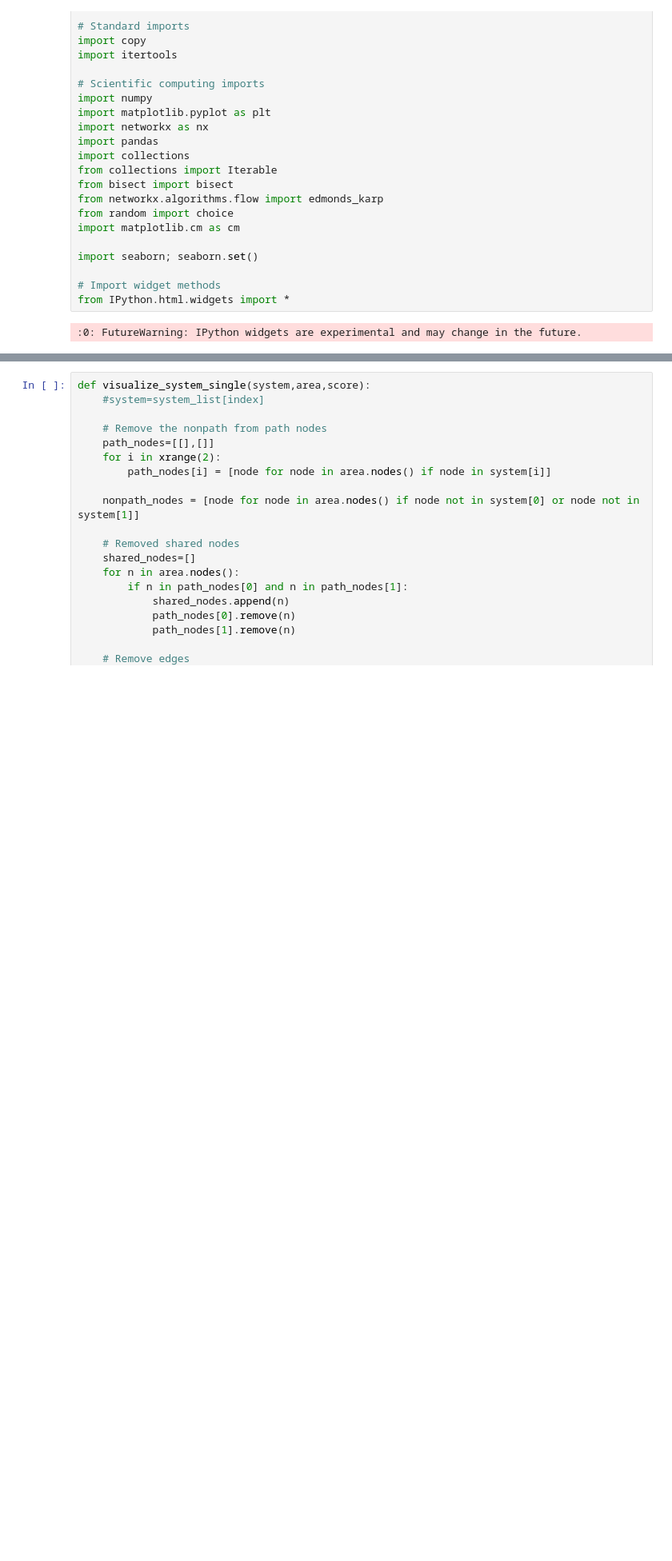
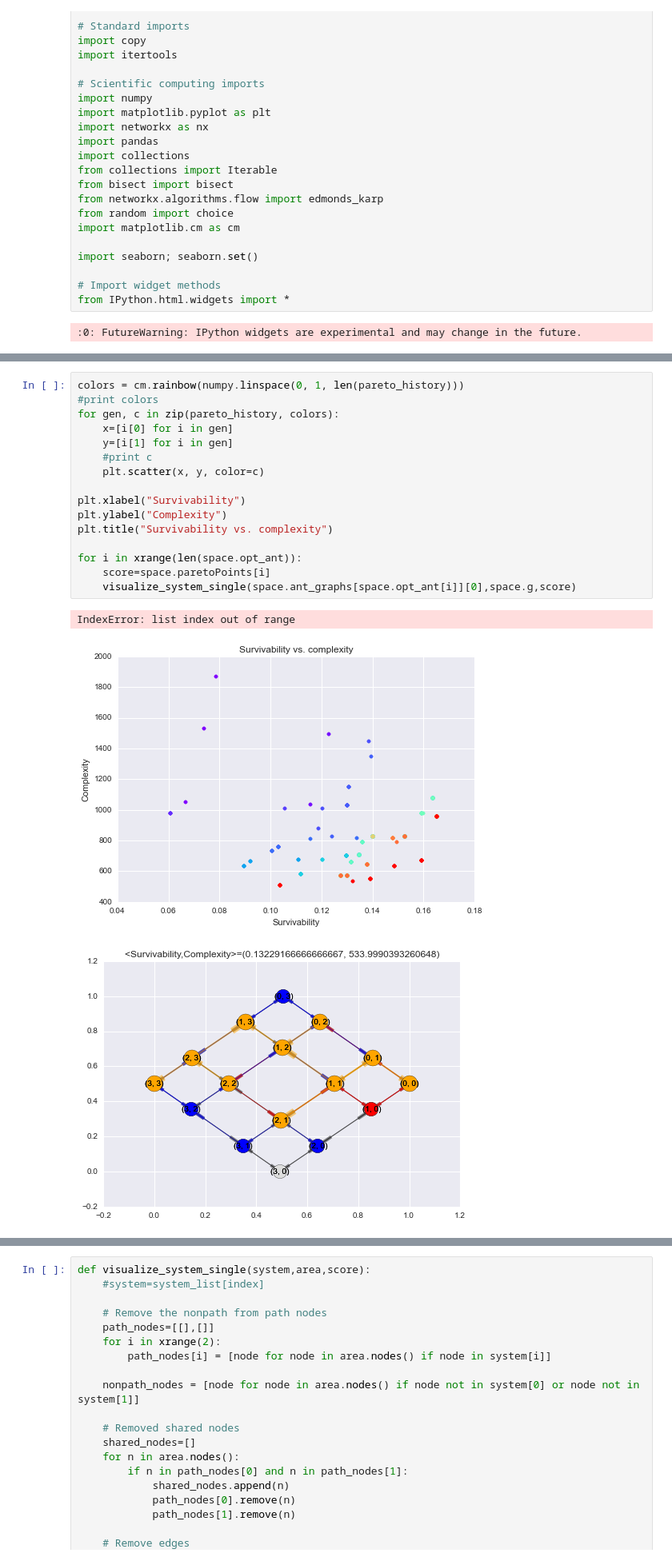
Before and after one commit to colinsh21/Python, a Jupyter notebook: ipython/ACO/V6 Multi-System ACO.ipynb, the cells around one changed output, grey strips where cells are left out. Shown: that part at 80% size. Drawn from its saved outputs; the diff is of its cells as text; blank space fills up the shorter version.

```diff
--- a/ipython/ACO/V6 Multi-System ACO.ipynb
+++ b/ipython/ACO/V6 Multi-System ACO.ipynb
@@ -1094,0 +1159,20 @@ colony: 0
+# %%
+colors = cm.rainbow(numpy.linspace(0, 1, len(pareto_history)))
+#print colors
+for gen, c in zip(pareto_history, colors):
+    x=[i[0] for i in gen]
+    y=[i[1] for i in gen]
+    #print c
+    plt.scatter(x, y, color=c)
+
+plt.xlabel("Survivability")
+plt.ylabel("Complexity")
+plt.title("Survivability vs. complexity")
+
+for i in xrange(len(space.opt_ant)):
+    score=space.paretoPoints[i]
+    visualize_system_single(space.ant_graphs[space.opt_ant[i]][0],space.g,score)
+# %% [output]
+IndexError: list index out of range
+[figure, added]
+[figure, added]
```
Also changed, not shown: parts of 9 cells of this notebook.
